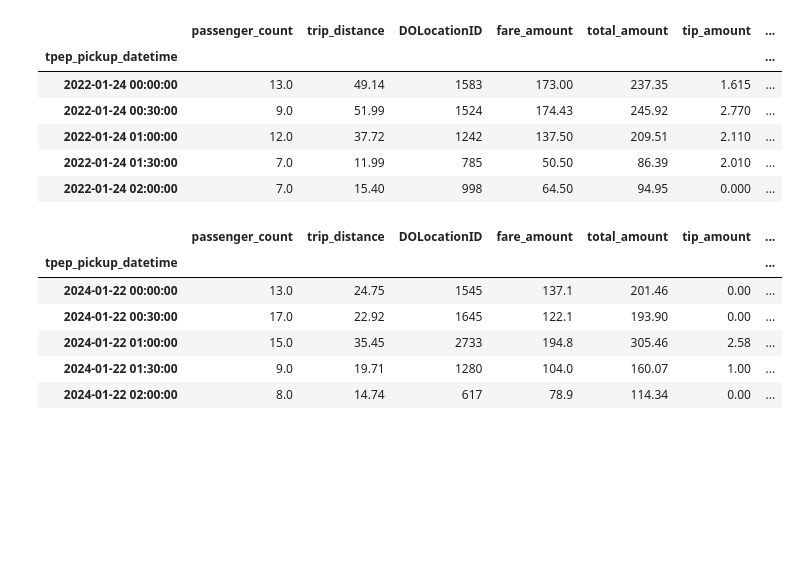
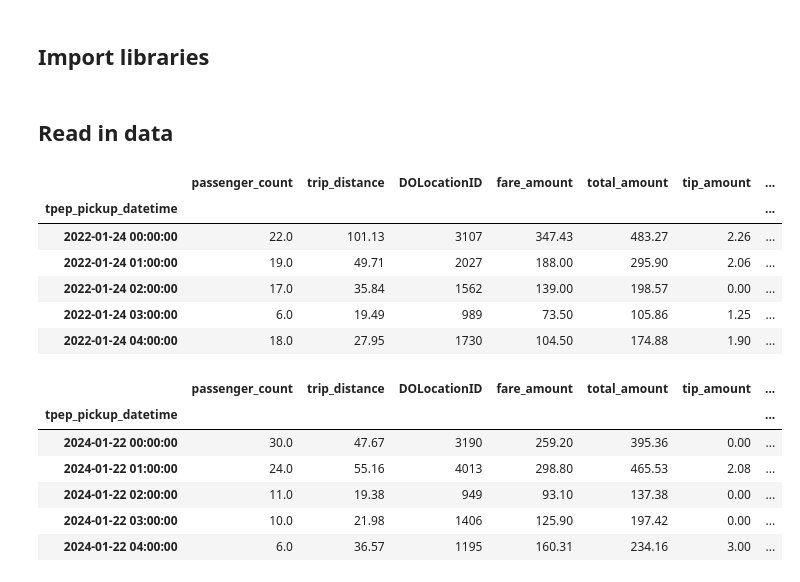
Before and after one commit to HarisNaveed17/predicting_taxi_fares, a Jupyter notebook: test_model.ipynb, the cells around one changed output. Drawn from its saved outputs; the diff is of its cells as text; code cells hidden in the pictures; blank space fills up the shorter version.

```diff
--- a/test_model.ipynb
+++ b/test_model.ipynb
@@ -1,3 +1,5 @@
+# %% [markdown]
+## Import libraries
 # %%
 import pandas as pd
 import numpy as np
@@ -16,42 +17,44 @@ from sklearn.preprocessing import StandardScaler
 from sklearn.metrics import root_mean_squared_error, r2_score
+# %% [markdown]
+## Read in data
 # %%
+# Read data
 train = pd.read_csv('./processed_data/train.csv')
-train['tip_amount'] = train['tip_amount'].fillna(0)
 train['tpep_pickup_datetime'] = pd.to_datetime(train['tpep_pickup_datetime'])
+
+# Grab hour interval
+train['hour'] = train['tpep_pickup_datetime'].dt.hour
 train = train.set_index('tpep_pickup_datetime')
 
-train['interval'] = range(1, len(train) + 1)
-train['interval'] = train['interval'] % 48 # Get to hour interval (use the time actually, why modulo lol)
-train['tpep_pickup_datetime'] = train.index
+# Add simple index after setting time index
 train['time_index'] = range(1, len(train) + 1)
 
-train = train[:800]
 train.head()
 # %% [output]
 |  | passenger_count | trip_distance | DOLocationID | fare_amount | total_amount | tip_amount | ... |
 | tpep_pickup_datetime |  |  |  |  |  |  | ... |
-| 2022-01-24 00:00:00 | 13.0 | 49.14 | 1583 | 173.00 | 237.35 | 1.615 | ... |
-| 2022-01-24 00:30:00 | 9.0 | 51.99 | 1524 | 174.43 | 245.92 | 2.770 | ... |
-| 2022-01-24 01:00:00 | 12.0 | 37.72 | 1242 | 137.50 | 209.51 | 2.110 | ... |
-| 2022-01-24 01:30:00 | 7.0 | 11.99 | 785 | 50.50 | 86.39 | 2.010 | ... |
-| 2022-01-24 02:00:00 | 7.0 | 15.40 | 998 | 64.50 | 94.95 | 0.000 | ... |
+| 2022-01-24 00:00:00 | 22.0 | 101.13 | 3107 | 347.43 | 483.27 | 2.26 | ... |
+| 2022-01-24 01:00:00 | 19.0 | 49.71 | 2027 | 188.00 | 295.90 | 2.06 | ... |
+| 2022-01-24 02:00:00 | 17.0 | 35.84 | 1562 | 139.00 | 198.57 | 0.00 | ... |
+| 2022-01-24 03:00:00 | 6.0 | 19.49 | 989 | 73.50 | 105.86 | 1.25 | ... |
+| 2022-01-24 04:00:00 | 18.0 | 27.95 | 1730 | 104.50 | 174.88 | 1.90 | ... |
 # %%
+# Read data
 test = pd.read_csv('./processed_data/test.csv')
-test['tip_amount'] = test['tip_amount'].fillna(0)
 test['tpep_pickup_datetime'] = pd.to_datetime(test['tpep_pickup_datetime'])
+
+# Grab hour interval
+test['hour'] = test['tpep_pickup_datetime'].dt.hour
 test = test.set_index('tpep_pickup_datetime')
 
-test['interval'] = range(1, len(test) + 1)
-test['interval'] = test['interval'] % 48 # Get to 30 minute interval
-test['tpep_pickup_datetime'] = test.index
+# Add simple index after setting time index
 test['time_index'] = range(1, len(test) + 1)
-test = test[:800]
 test.head()
 # %% [output]
 |  | passenger_count | trip_distance | DOLocationID | fare_amount | total_amount | tip_amount | ... |
 | tpep_pickup_datetime |  |  |  |  |  |  | ... |
-| 2024-01-22 00:00:00 | 13.0 | 24.75 | 1545 | 137.1 | 201.46 | 0.00 | ... |
-| 2024-01-22 00:30:00 | 17.0 | 22.92 | 1645 | 122.1 | 193.90 | 0.00 | ... |
-| 2024-01-22 01:00:00 | 15.0 | 35.45 | 2733 | 194.8 | 305.46 | 2.58 | ... |
-| 2024-01-22 01:30:00 | 9.0 | 19.71 | 1280 | 104.0 | 160.07 | 1.00 | ... |
-| 2024-01-22 02:00:00 | 8.0 | 14.74 | 617 | 78.9 | 114.34 | 0.00 | ... |
+| 2024-01-22 00:00:00 | 30.0 | 47.67 | 3190 | 259.20 | 395.36 | 0.00 | ... |
+| 2024-01-22 01:00:00 | 24.0 | 55.16 | 4013 | 298.80 | 465.53 | 2.08 | ... |
+| 2024-01-22 02:00:00 | 11.0 | 19.38 | 949 | 93.10 | 137.38 | 0.00 | ... |
+| 2024-01-22 03:00:00 | 10.0 | 21.98 | 1406 | 125.90 | 197.42 | 0.00 | ... |
+| 2024-01-22 04:00:00 | 6.0 | 36.57 | 1195 | 160.31 | 234.16 | 3.00 | ... |
```
Also changed, not shown: parts of 25 cells of this notebook, 1 other file.
